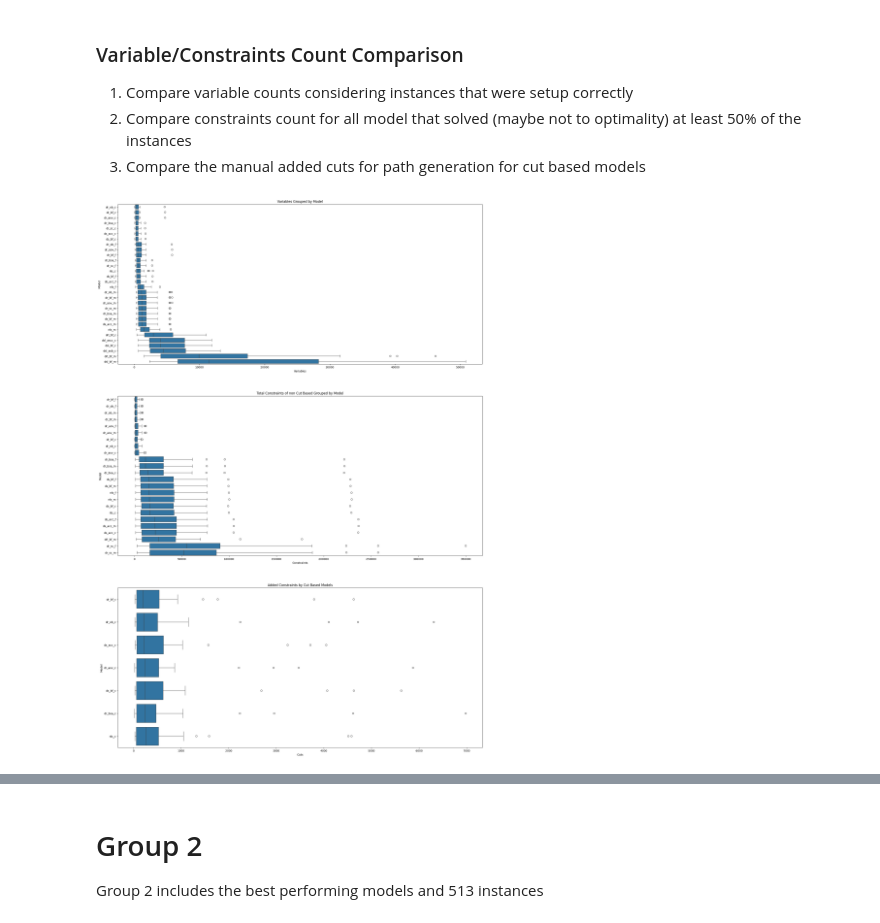
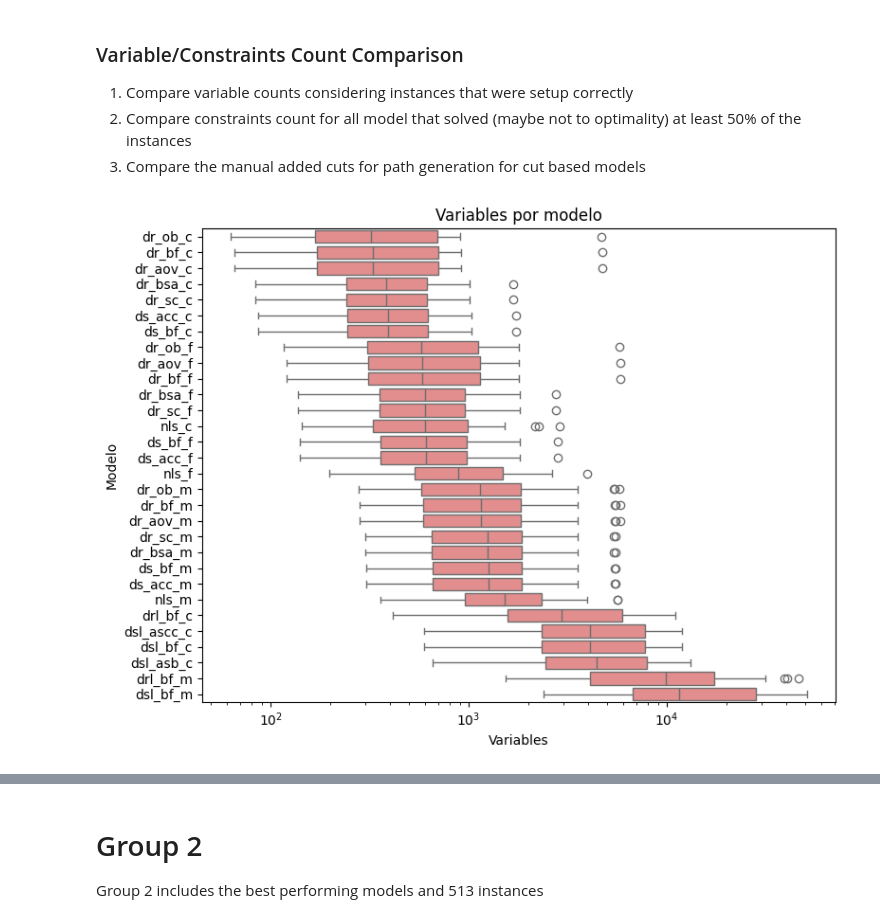
Before and after one commit to nacho692/mrsa, a Jupyter notebook: experimentation/experimentation.ipynb, the cells around one changed output, grey strips where cells are left out. Cells and saved outputs as stored; diff of their text form; code cells hidden in the pictures.

```diff
--- a/experimentation/experimentation.ipynb
+++ b/experimentation/experimentation.ipynb
@@ -4,6 +4,8 @@ import matplotlib.pyplot as plt
 import seaborn as sns
 import matplotlib
 
+save = True
+
 pd.set_option('display.max_columns', None)
 pd.set_option('display.expand_frame_repr', False)
 # %%
@@ -209,10 +211,14 @@ def metrics_by_model(df: pd.DataFrame, show=False) -> pd.DataFrame:
     metrics_by_model = metrics_by_model.join(
         metrics_by_model.apply(optimal_metrics, axis=1, result_type="expand"))
 
-    metrics_by_model["solved_%"] = metrics_by_model["status_optimal"] / \
+    metrics_by_model["solved_%"] = metrics_by_model["status_optimal"]*100 / \
         metrics_by_model["total_instances"]
-    metrics_by_model["one_solved_%"] = (metrics_by_model["status_optimal"] +
-                                        metrics_by_model["status_time_limit_solution"]) / metrics_by_model["total_instances"]
+    metrics_by_model["one_solved_%"] = (
+        metrics_by_model["status_time_limit_solution"])*100 / metrics_by_model["total_instances"]
+    metrics_by_model["time_limit_%"] = metrics_by_model["status_time_limit_no_solution"]*100 / \
+        metrics_by_model["total_instances"]
+    metrics_by_model["out_of_memory_%"] = metrics_by_model["status_out_of_memory"]*100 / \
+        metrics_by_model["total_instances"]
 
     metrics_by_model_sorted = metrics_by_model.sort_values(
         ['status_optimal', 'status_time_limit_solution', 'status_time_limit_no_solution',
@@ -351,52 +429,38 @@ plt.show()
 # %%
 df_setup = df_group1[df_group1["status"] != "OUT_OF_MEMORY"]
 
 setup_count = df_setup.groupby("instance").size()
 setup_count = setup_count[setup_count == len(df_group1["model"].unique())]
 
 df_setup = df_setup[df_setup["instance"].isin(setup_count.index)]
 
 
 one_solved_above_50 = list(
     df_models_group1[df_models_group1["one_solved_%"] >= 0.50].index)
 df_one_solved = df_group1[(df_group1["model"].isin(one_solved_above_50)) & (
     df_group1["status"].isin(["OPTIMAL", "TIME_LIMIT_SOLUTION"]))]
 
 one_solved_count = df_one_solved.groupby("instance").size()
 one_solved_count = one_solved_count[one_solved_count == len(
     one_solved_above_50)]
 
 df_one_solved = df_one_solved[df_one_solved["instance"].isin(
     one_solved_count.index)]
 df_one_solved["constraints_total"] = df_one_solved["constraints"] + \
     df_one_solved["cuts_user"]
 
-fig, (ax1, ax2, ax3) = plt.subplots(3, 1, figsize=(24, 36))
+fig1, ax1 = plt.subplots(1, 1, figsize=(8, 6))
 
 sns.boxplot(data=df_setup, y='model', x='variables', ax=ax1, order=df_setup.groupby(
-    "model")["variables"].median().sort_values().index)
-ax1.set_ylabel('Model')
+    "model")["variables"].median().sort_values().index, color="lightcoral")
+ax1.set_ylabel('Modelo')
 ax1.set_xlabel('Variables')
-ax1.set_title('Variables Grouped by Model')
-plt.xticks(rotation=90)
-
-sns.boxplot(data=df_one_solved[df_one_solved['constraints_total'] <= df_one_solved['constraints_total'].quantile(0.99)], y='model', x='constraints_total',
-            ax=ax2, order=df_one_solved.groupby("model")["constraints_total"].median().sort_values().index)
-plt.xticks(rotation=0)
-ax2.ticklabel_format(style='plain', axis='x')
-ax2.set_xlabel('Constraints')
-ax2.set_ylabel('Model')
-ax2.set_title('Total Constraints of non Cut Based Grouped by Model')
-
-df_user_cuts = df_one_solved[df_one_solved["model"].isin(cut_based)]
-sns.boxplot(data=df_user_cuts, y='model', x='cuts_user',
-            ax=ax3, order=df_user_cuts.groupby("model")["cuts_user"].median().sort_values().index)
-plt.xticks(rotation=0)
-ax3.ticklabel_format(style='plain', axis='x')
-ax3.set_xlabel('Cuts')
-ax3.set_ylabel('Model')
-ax3.set_title('Added Constraints by Cut Based Models')
+ax1.set_xscale('log')
+ax1.set_title('Variables por modelo')
+fig1.tight_layout()
+if save:
+    fig1.savefig("export/variables_group1.pdf")
 
 plt.show()
 # %% [output]
-[figure, old version]
+[figure, new version]
```
Also changed, not shown: parts of 8 cells of this notebook.
